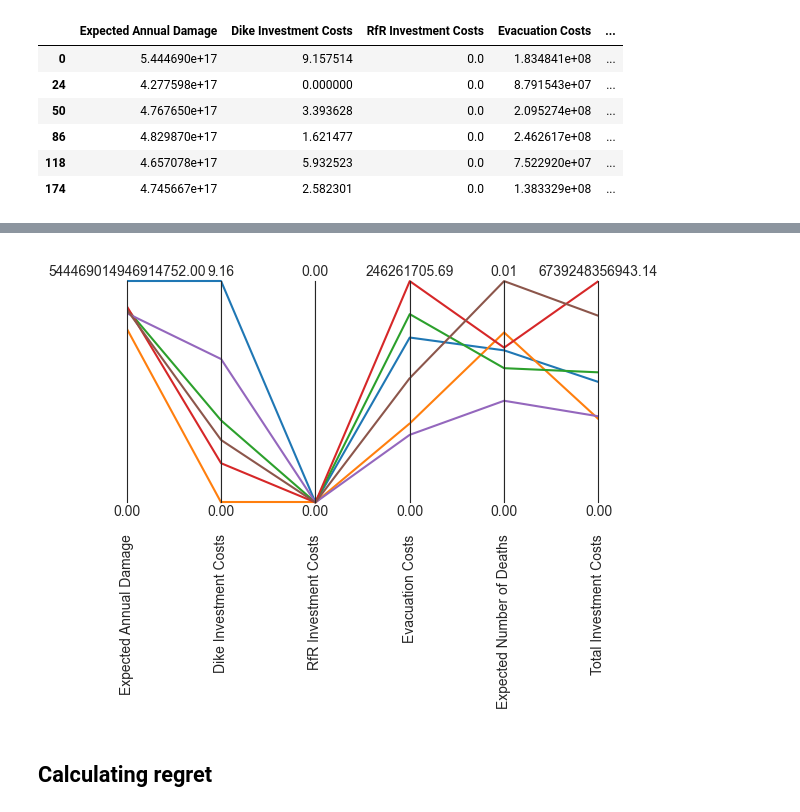
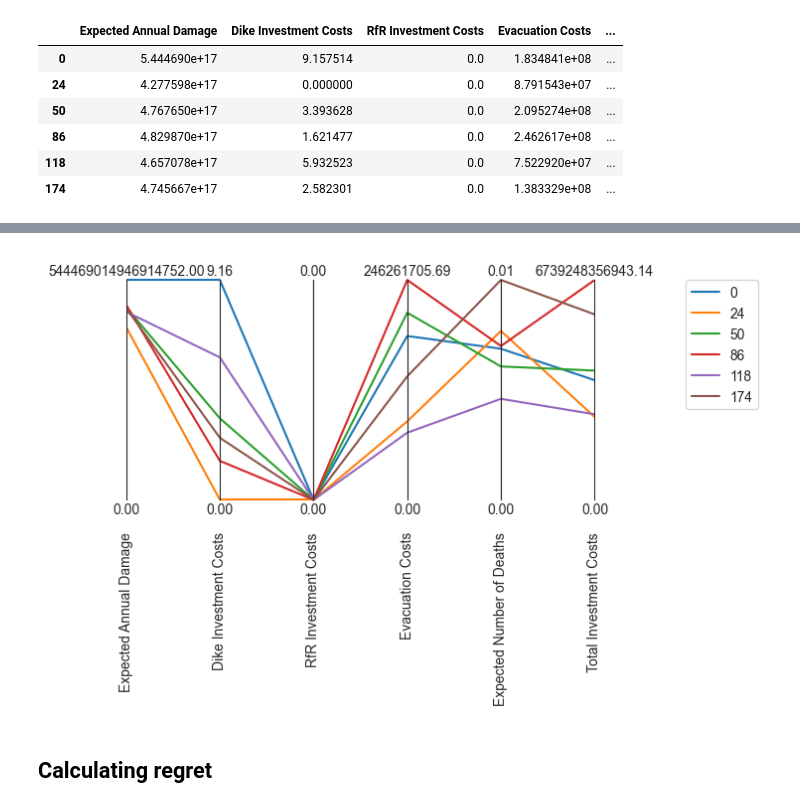
Before and after one commit to BabylonVampyre/MBDM_model_Delata_comission_2024, a Jupyter notebook: final assignment/Robustness_Evaluation.ipynb, the cells around one changed output, grey strips where cells are left out. Saved outputs shown, nothing was run; the diff lists cells and outputs as text; code cells hidden in the pictures.

Commit message:
Fixed SNR plot

```diff
--- a/final assignment/Robustness_Evaluation.ipynb
+++ b/final assignment/Robustness_Evaluation.ipynb
@@ -170,16 +189,22 @@ plot(data, color=None, label=None, **kwargs) method of ema_workbench.analysis.pa
 # %%
 from ema_workbench.analysis import parcoords
 
+
+colors = sns.color_palette()
 data = scores
 limits = parcoords.get_limits(data)
 limits.loc[0, ooi] = 0
 
 paraxes = parcoords.ParallelAxes(limits, fontsize=10)
-paraxes.plot(data)
-plt.savefig("directed search results/parcoord for SNR plot.png")
+
+for i, (index, row) in enumerate(data.iterrows()):
+    paraxes.plot(row.to_frame().T, label=str(index), color=colors[i])
+paraxes.legend()
+
+plt.savefig("directed search results/parcoord for SNR plot.png",bbox_inches='tight')
 plt.show()
 # %% [output]
-[figure, old version]
+[figure, new version]
 # %% [markdown]
 ## Calculating regret
 # %%
```
Also changed, not shown: parts of 4 cells of this notebook, 1 other file.
